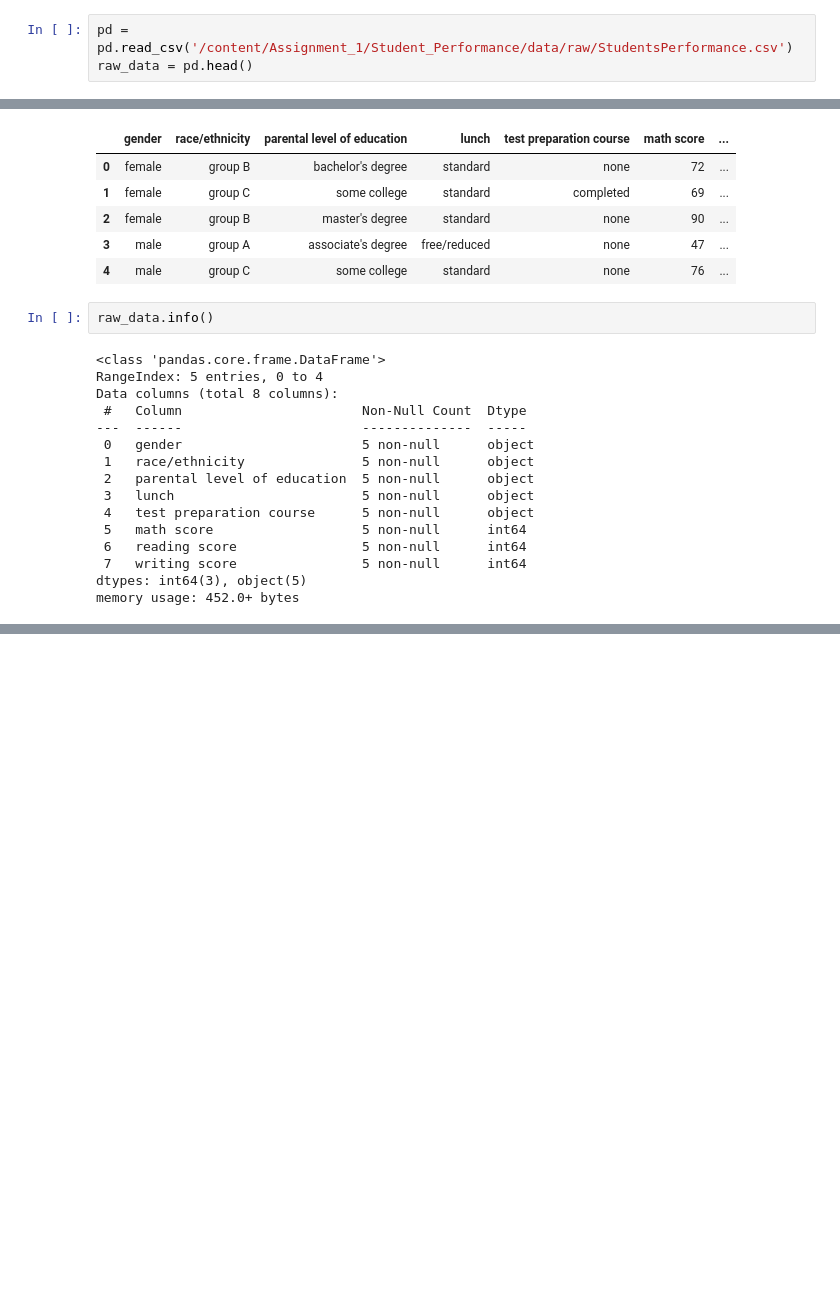
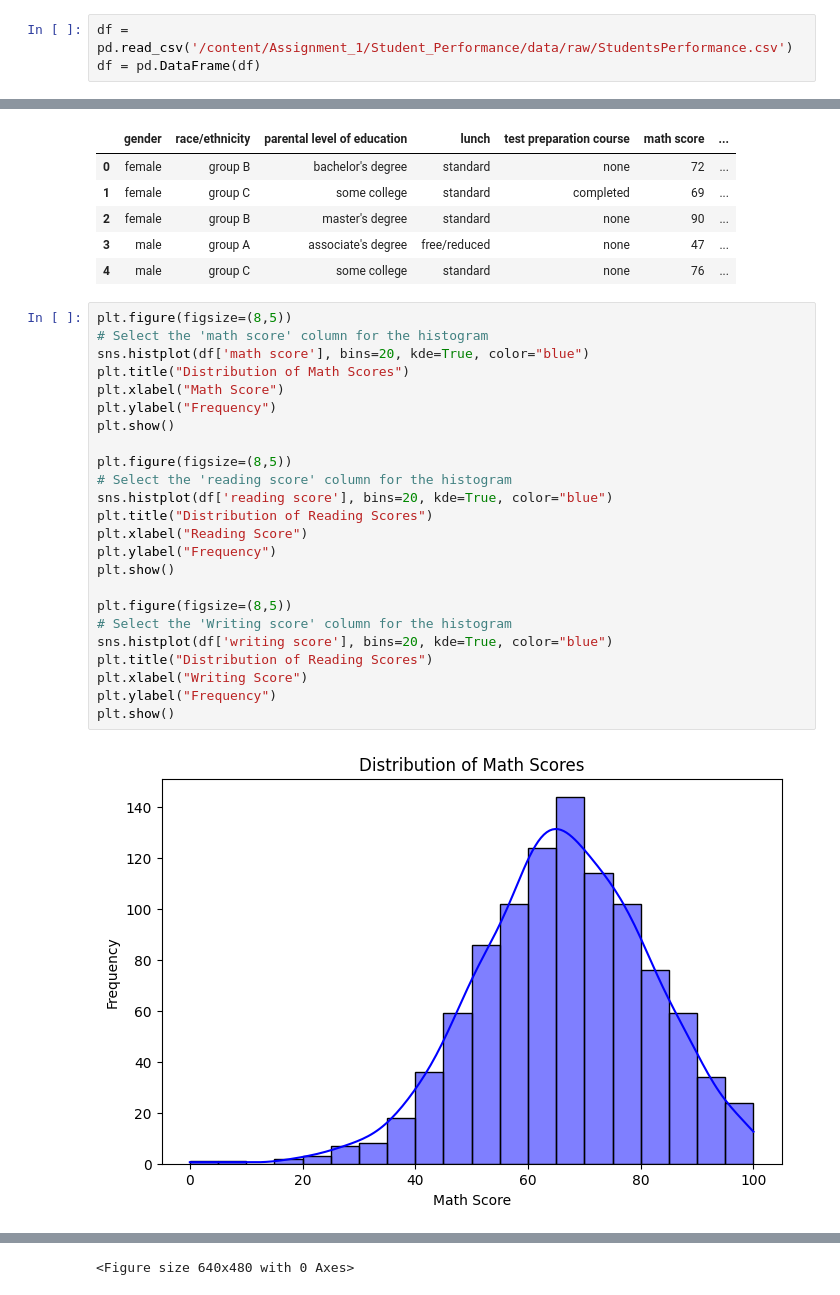
Before and after one commit to ladkrutarth/DS_Assignment_1, a Jupyter notebook: Assignment_1.ipynb, the cells around one changed output, grey strips where cells are left out. Cells and saved outputs as stored; diff of their text form; blank space fills up the shorter version.

```diff
--- a/Assignment_1.ipynb
+++ b/Assignment_1.ipynb
@@ -42,5 +46,5 @@ print_structure("/content/Assignment_1/Farilty_study")
 3.   Clean Dataset
 4.   Creating data Visalization
 # %%
-pd = pd.read_csv('/content/Assignment_1/Student_Performance/data/raw/StudentsPerformance.csv')
-raw_data = pd.head()
+df = pd.read_csv('/content/Assignment_1/Student_Performance/data/raw/StudentsPerformance.csv')
+df = pd.DataFrame(df)
@@ -53,21 +64,29 @@ raw_data
 | 2 | female | group B | master's degree | standard | none | 90 | ... |
 | 3 | male | group A | associate's degree | free/reduced | none | 47 | ... |
 | 4 | male | group C | some college | standard | none | 76 | ... |
-# %%
-raw_data.info()
-# %% [output]
-<class 'pandas.core.frame.DataFrame'>
-RangeIndex: 5 entries, 0 to 4
-Data columns (total 8 columns):
- #   Column                       Non-Null Count  Dtype
----  ------                       --------------  -----
- 0   gender                       5 non-null      object
- 1   race/ethnicity               5 non-null      object
- 2   parental level of education  5 non-null      object
- 3   lunch                        5 non-null      object
- 4   test preparation course      5 non-null      object
- 5   math score                   5 non-null      int64
- 6   reading score                5 non-null      int64
- 7   writing score                5 non-null      int64
-dtypes: int64(3), object(5)
-memory usage: 452.0+ bytes
+# %%
+plt.figure(figsize=(8,5))
+# Select the 'math score' column for the histogram
+sns.histplot(df['math score'], bins=20, kde=True, color="blue")
+plt.title("Distribution of Math Scores")
+plt.xlabel("Math Score")
+plt.ylabel("Frequency")
+plt.show()
+
+plt.figure(figsize=(8,5))
+# Select the 'reading score' column for the histogram
+sns.histplot(df['reading score'], bins=20, kde=True, color="blue")
+plt.title("Distribution of Reading Scores")
+plt.xlabel("Reading Score")
+plt.ylabel("Frequency")
+plt.show()
+
+plt.figure(figsize=(8,5))
+# Select the 'Writing score' column for the histogram
+sns.histplot(df['writing score'], bins=20, kde=True, color="blue")
+plt.title("Distribution of Reading Scores")
+plt.xlabel("Writing Score")
+plt.ylabel("Frequency")
+plt.show()
+# %% [output]
+[figure, added]
@@ -73,0 +95 @@ memory usage: 452.0+ bytes
+<Figure size 640x480 with 0 Axes>
```
Also changed, not shown: parts of 5 cells of this notebook.
